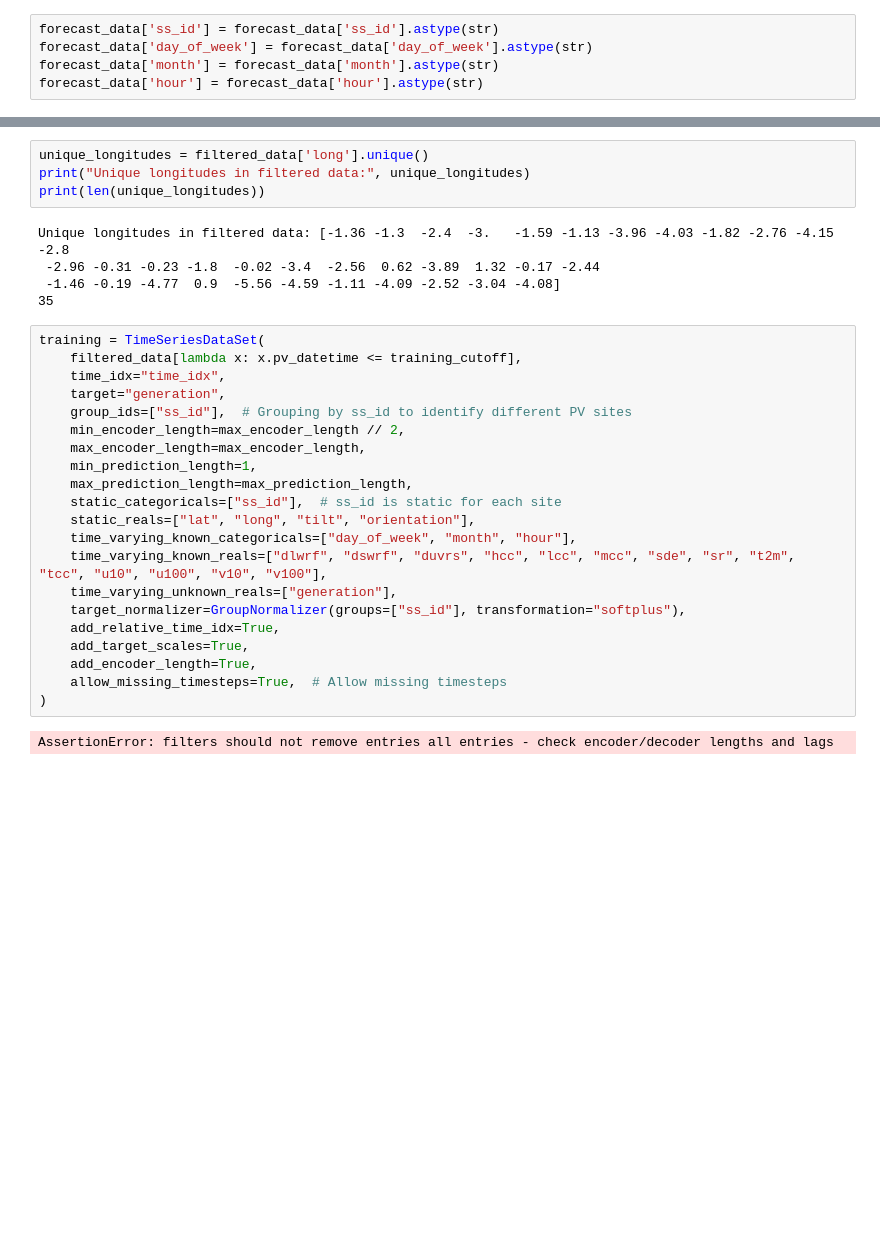
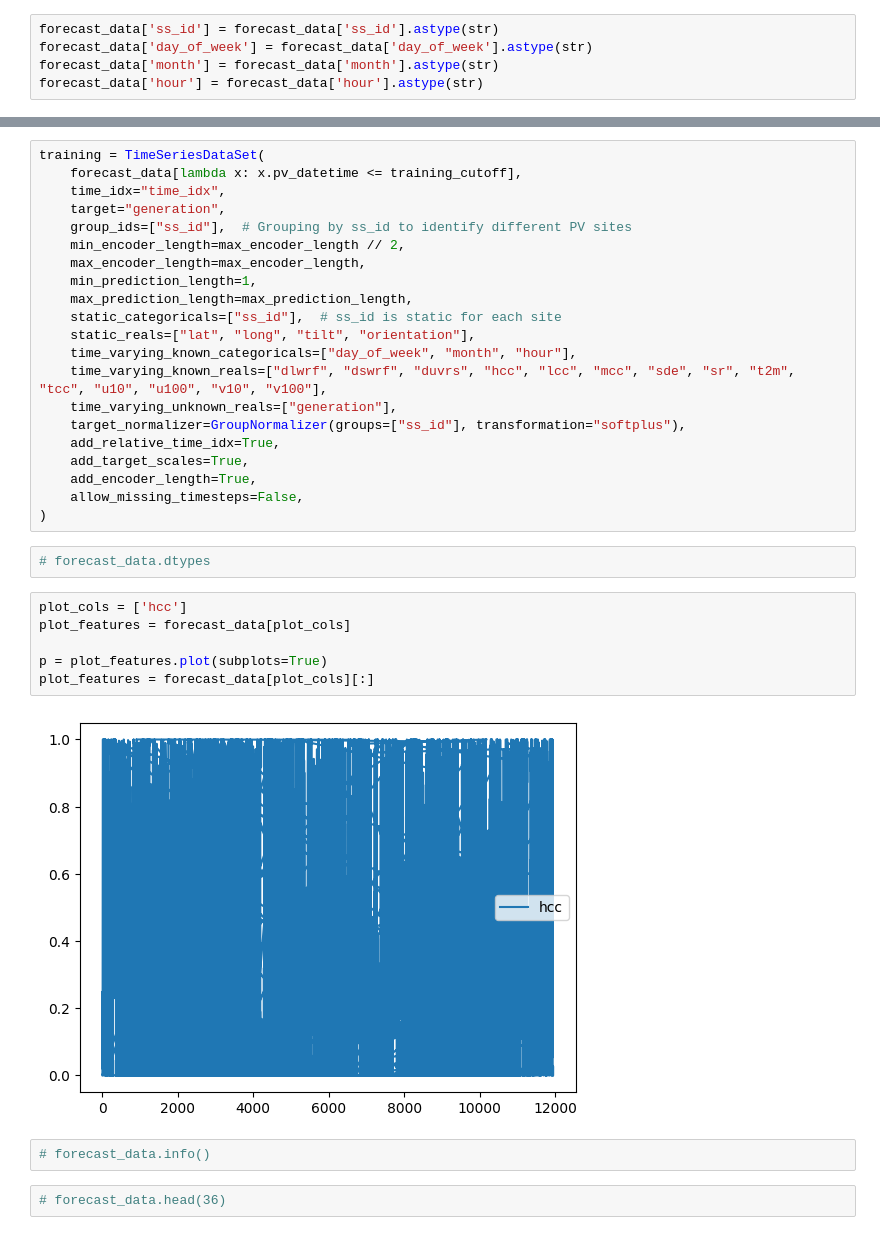
Before and after one commit to roshnaeem/gsoc-data, a Jupyter notebook: tft_forecast_model.ipynb, the cells around one changed output, grey strips where cells are left out. Cells and saved outputs as stored; diff of their text form; blank space fills up the shorter version.

```diff
--- a/tft_forecast_model.ipynb
+++ b/tft_forecast_model.ipynb
@@ -134,15 +175,6 @@ Rows after filtering short and discontinuous sequences: 6192
-# %%
-unique_longitudes = filtered_data['long'].unique()
-print("Unique longitudes in filtered data:", unique_longitudes)
-print(len(unique_longitudes))
-# %% [output]
-Unique longitudes in filtered data: [-1.36 -1.3  -2.4  -3.   -1.59 -1.13 -3.96 -4.03 -1.82 -2.76 -4.15 -2.8
- -2.96 -0.31 -0.23 -1.8  -0.02 -3.4  -2.56  0.62 -3.89  1.32 -0.17 -2.44
- -1.46 -0.19 -4.77  0.9  -5.56 -4.59 -1.11 -4.09 -2.52 -3.04 -4.08]
-35
 # %%
 training = TimeSeriesDataSet(
-    filtered_data[lambda x: x.pv_datetime <= training_cutoff],
+    forecast_data[lambda x: x.pv_datetime <= training_cutoff],
     time_idx="time_idx",
     target="generation",
     group_ids=["ss_id"],  # Grouping by ss_id to identify different PV sites
@@ -159,7 +191,19 @@ training = TimeSeriesDataSet(
     add_relative_time_idx=True,
     add_target_scales=True,
     add_encoder_length=True,
-    allow_missing_timesteps=True,  # Allow missing timesteps
+    allow_missing_timesteps=False,
 )
-# %% [output]
-AssertionError: filters should not remove entries all entries - check encoder/decoder lengths and lags
+# %%
+# forecast_data.dtypes
+# %%
+plot_cols = ['hcc']
+plot_features = forecast_data[plot_cols]
+
+p = plot_features.plot(subplots=True)
+plot_features = forecast_data[plot_cols][:]
+# %% [output]
+[figure, added]
+# %%
+# forecast_data.info()
+# %%
+# forecast_data.head(36)
```
Also changed, not shown: parts of 23 cells of this notebook.
